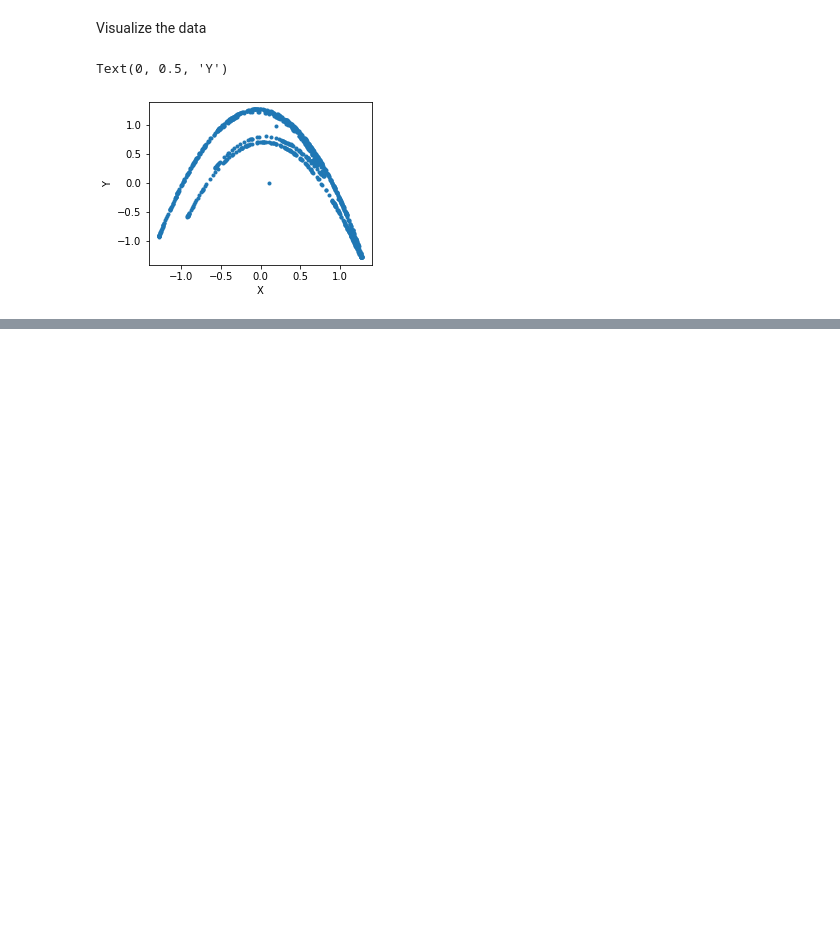
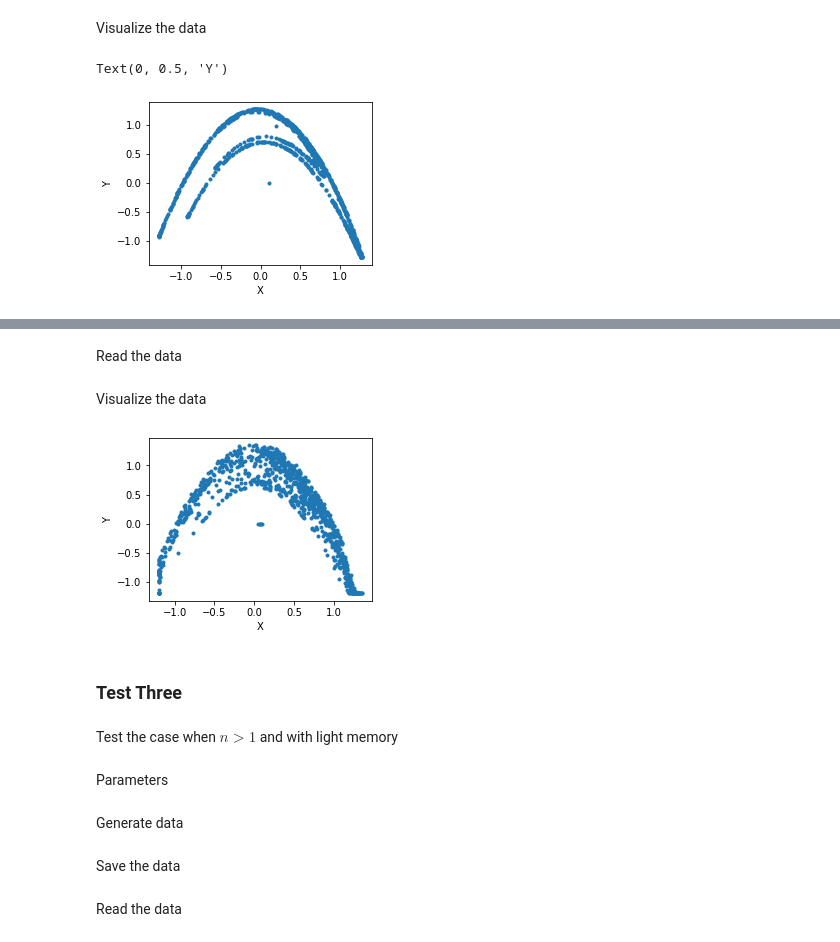
Before and after one commit to yesunhuang/QRNNs_Memory, a Jupyter notebook: DataGenerator/Test_Henon_Map.ipynb, the cells around one changed output, grey strips where cells are left out. Saved outputs shown, nothing was run; the diff lists cells and outputs as text; code cells hidden in the pictures; blank space fills up the shorter version.

Commit message:
Test Henon Map Complete

```diff
--- a/DataGenerator/Test_Henon_Map.ipynb
+++ b/DataGenerator/Test_Henon_Map.ipynb
@@ -67,0 +78,5 @@ Text(0, 0.5, 'Y')
+# %%
+n=5
+seed=(np.random.rand(n+1)*0.1).tolist()
+size=1000
+fileName='HenonMapTest2.csv'
@@ -67,0 +85,2 @@ Text(0, 0.5, 'Y')
+# %%
+hMap=HenonMapDataGen(seed,n=n,a=1.4,b=0.3,heavyMem=True,savepath=savepath)
@@ -67,0 +94,2 @@ Text(0, 0.5, 'Y')
+# %% [markdown]
+Read the data
@@ -67,0 +98,21 @@ Text(0, 0.5, 'Y')
+# %%
+X,Y=hMap.get_data()
+#print('X=',X);print('Y=',Y)
+# %% [markdown]
+Visualize the data
+# %%
+#Visualize the data via matplotlib
+fig,axes=plt.subplots(1,1,figsize=(4,3))
+axes.plot(X,Y,'.')
+#axes.set_ylim(-100,100)
+#axes.set_xlim(-100,100)
+axes.set_xlabel('X')
+axes.set_ylabel('Y');
+# %% [output]
+[figure, added]
+# %% [markdown]
+### Test Three
+# %% [markdown]
+Test the case when $n>1$ and with light memory
+# %% [markdown]
+Parameters
@@ -67,0 +124,2 @@ Text(0, 0.5, 'Y')
+# %% [markdown]
+Generate data
@@ -67,0 +131,2 @@ Text(0, 0.5, 'Y')
+# %% [markdown]
+Save the data
@@ -67,0 +135,2 @@ Text(0, 0.5, 'Y')
+# %% [markdown]
+Read the data
```
Also changed, not shown: parts of 28 cells of this notebook, 1 other file.
